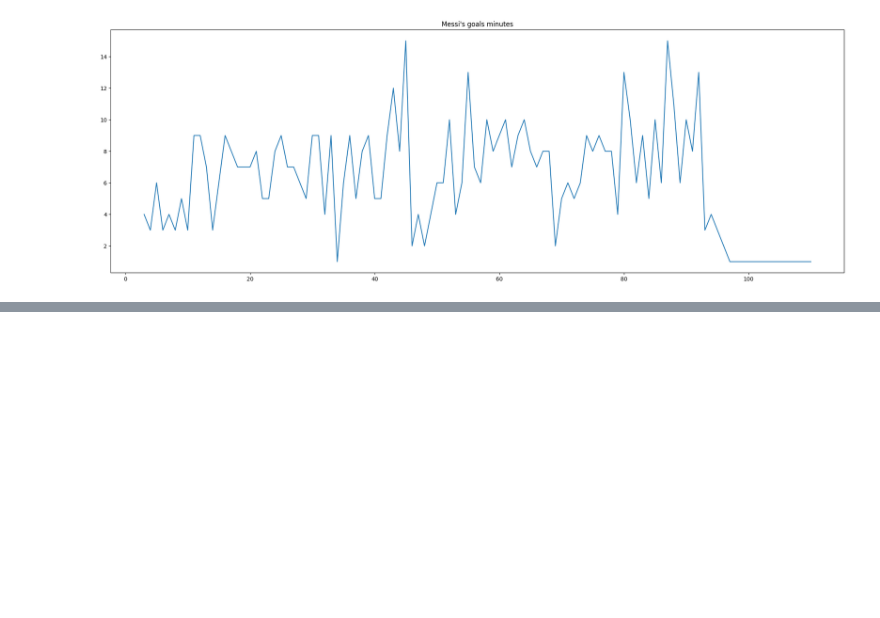
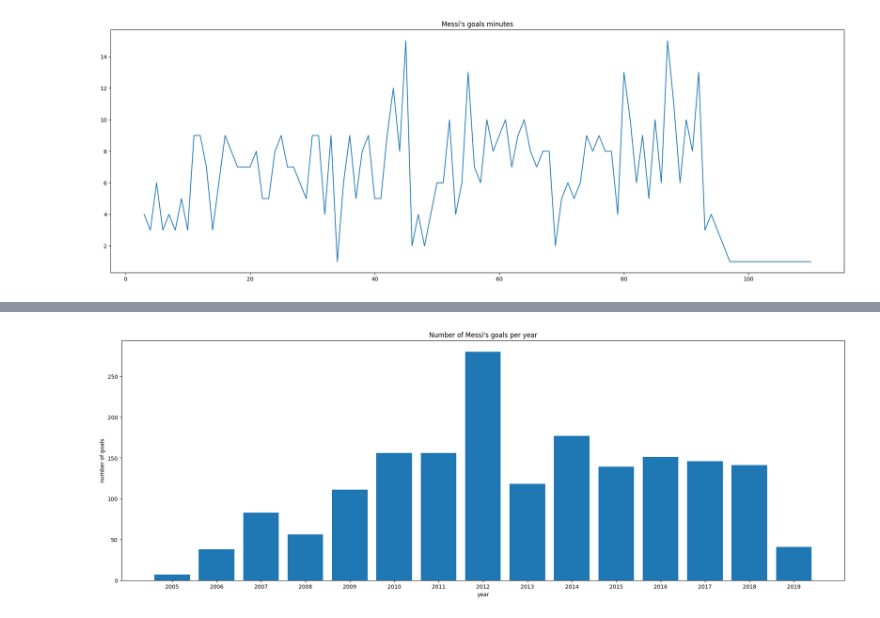
Before and after one commit to MahdiAhmadiKamal/PyLearn7-Data-Science, a Jupyter notebook: PyLearn7-Assignment40/Lionel Messi goals analysis/messi.ipynb, the cells around one changed output, grey strips where cells are left out. Saved outputs shown, nothing was run; the diff lists cells and outputs as text; code cells hidden in the pictures; blank space fills up the shorter version.

```diff
--- a/PyLearn7-Assignment40/Lionel Messi goals analysis/messi.ipynb
+++ b/PyLearn7-Assignment40/Lionel Messi goals analysis/messi.ipynb
@@ -76,0 +88,12 @@ plt.show()
+# %%
+# Date column preprocessing
+data1 = data
+data1['Date'] = data1['Date'].to_numpy(str)
+
+date_list = []
+for date in data1['Date'] :
+    date_list.append( date[-4:])
+
+data1['Date'] = date_list
+
+data1.head()
@@ -76,0 +107,3 @@ plt.show()
+# %%
+# Home + Away Goals
+data1['Goals'] = data['Score Home Team - When Messi Scored'] + data['Score Away Team - When Messi Scored']
@@ -76,0 +119,3 @@ plt.show()
+# %%
+data_goal = data1.groupby(['Date'])['Goals'].sum().reset_index()
+data_goal
@@ -76,0 +139,10 @@ plt.show()
+# %%
+plt.figure(figsize=(24, 8))
+plt.bar(data_goal["Date"], data_goal["Goals"])
+plt.xlabel("year")
+plt.ylabel("number of goals")
+plt.title("Number of Messi's goals per year")
+plt.savefig("output/1.jpg")
+plt.show()
+# %% [output]
+[figure, added]
```
Also changed, not shown: parts of 8 cells of this notebook, 1 other file.
